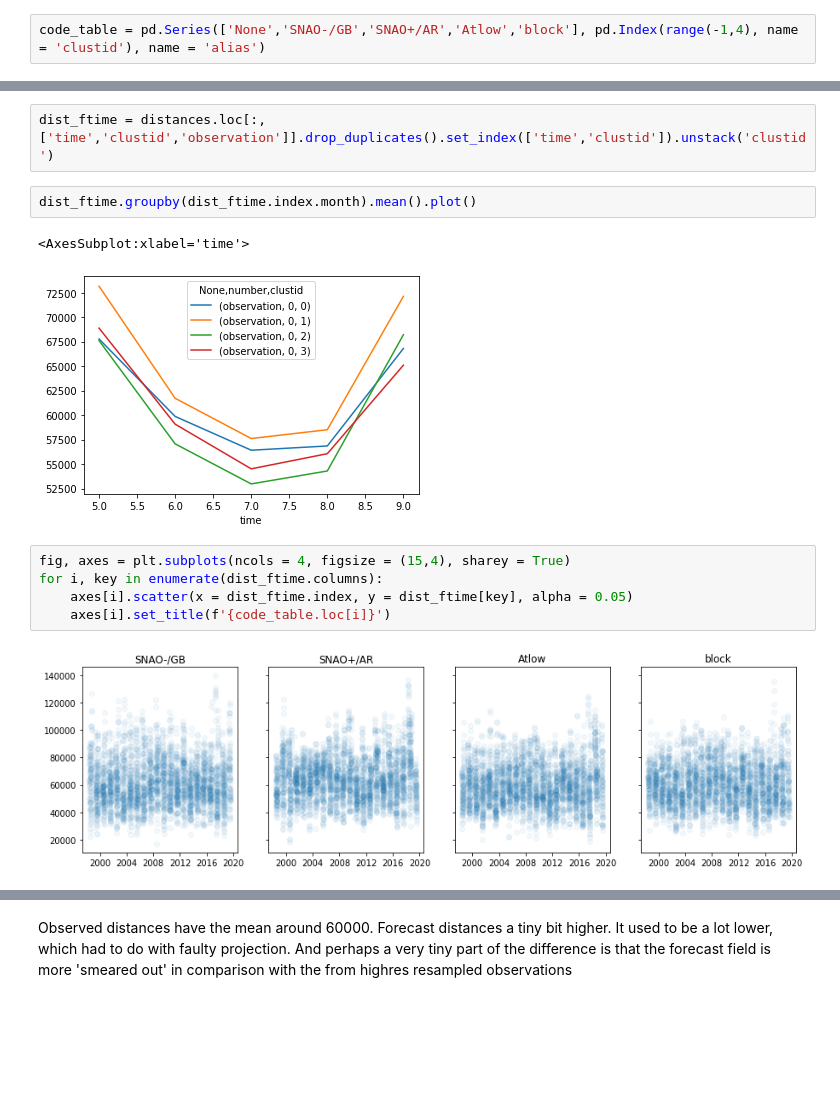
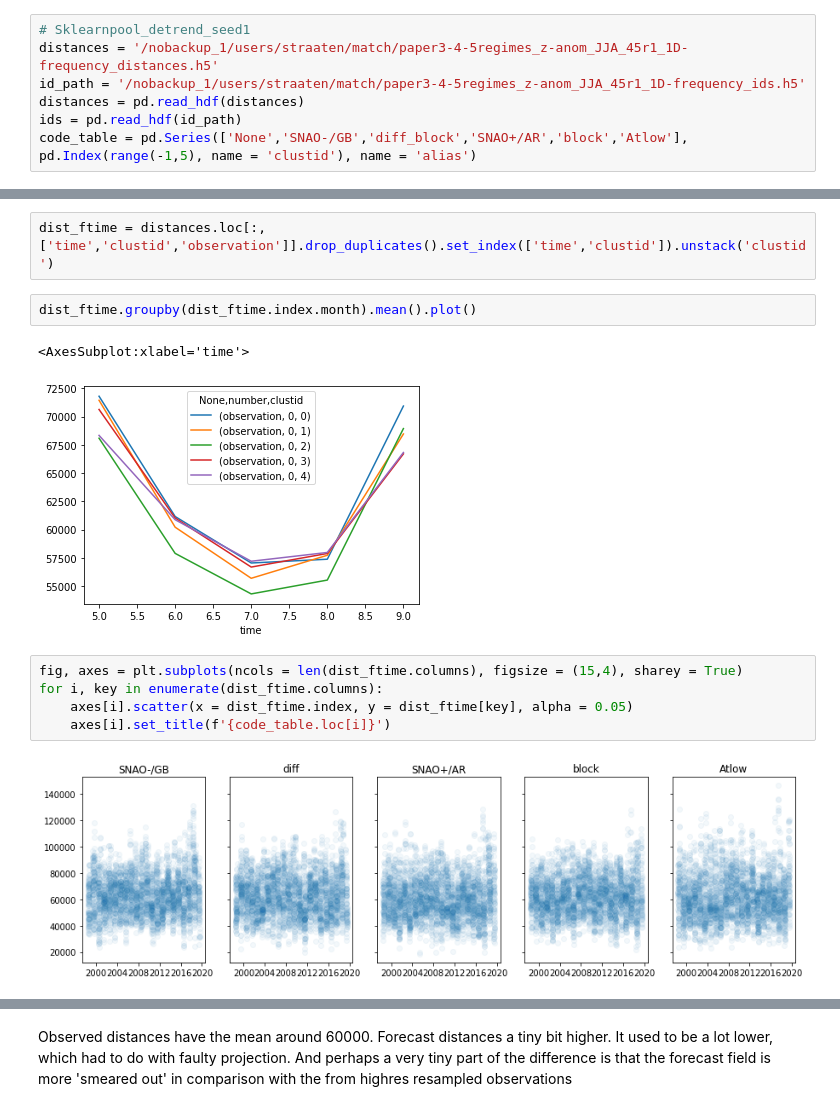
Before and after one commit to chiemvs/SubSeas, a Jupyter notebook: CheckRegimes.ipynb, the cells around one changed output, grey strips where cells are left out. Saved outputs shown, nothing was run; the diff lists cells and outputs as text; blank space fills up the shorter version.

Commit message:
rematched set of 4 regimes. moved loading functionality away from predictands notebook to Hybrid.verification

```diff
--- a/CheckRegimes.ipynb
+++ b/CheckRegimes.ipynb
@@ -14,5 +16,10 @@ ids = pd.read_hdf(ids)
 # %%
-code_table = pd.Series(['None','SNAO-/GB','SNAO+/AR','Atlow','block'], pd.Index(range(-1,4), name = 'clustid'), name = 'alias')
+# Sklearnpool_detrend_seed1
+distances = '/nobackup_1/users/straaten/match/paper3-4-5regimes_z-anom_JJA_45r1_1D-frequency_distances.h5'
+id_path = '/nobackup_1/users/straaten/match/paper3-4-5regimes_z-anom_JJA_45r1_1D-frequency_ids.h5'
+distances = pd.read_hdf(distances)
+ids = pd.read_hdf(id_path)
+code_table = pd.Series(['None','SNAO-/GB','diff_block','SNAO+/AR','block','Atlow'], pd.Index(range(-1,5), name = 'clustid'), name = 'alias')
 # %% [markdown]
 ### Distance to clusters
 Should not be a linear function of time (regimes are on detrended data), can have variability in time of course:
@@ -27,14 +34,14 @@ dist_ftime = distances.loc[:,['time','clustid','observation']].drop_duplicates()
 dist_ftime.groupby(dist_ftime.index.month).mean().plot()
 # %% [output]
 <AxesSubplot:xlabel='time'>
-[figure, old version]
+[figure, new version]
 # %%
-fig, axes = plt.subplots(ncols = 4, figsize = (15,4), sharey = True)
+fig, axes = plt.subplots(ncols = len(dist_ftime.columns), figsize = (15,4), sharey = True)
 for i, key in enumerate(dist_ftime.columns):
     axes[i].scatter(x = dist_ftime.index, y = dist_ftime[key], alpha = 0.05)
     axes[i].set_title(f'{code_table.loc[i]}')
 # %% [output]
-[figure, old version]
+[figure, new version]
 # %%
 dist_ftime.hist(sharex = True)
 # %% [output]
```
Also changed, not shown: parts of 13 cells of this notebook, 3 other files.
